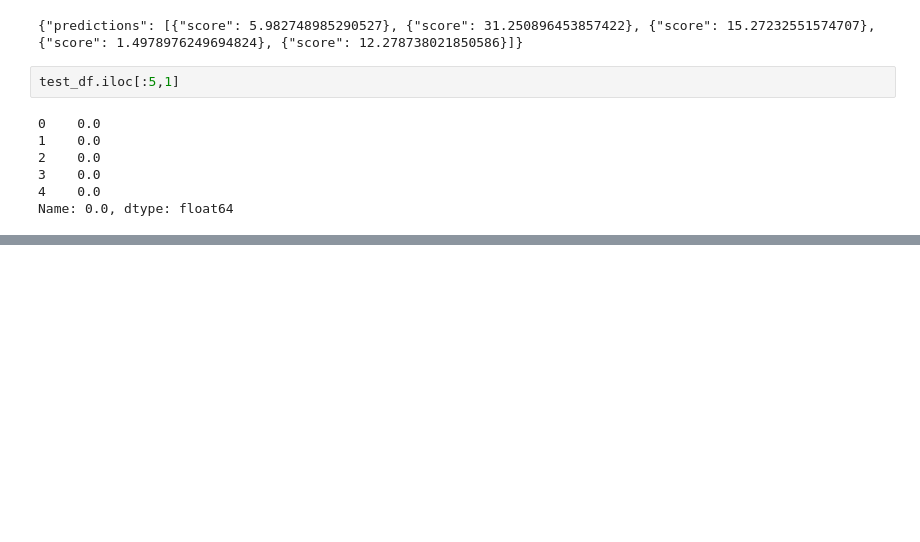
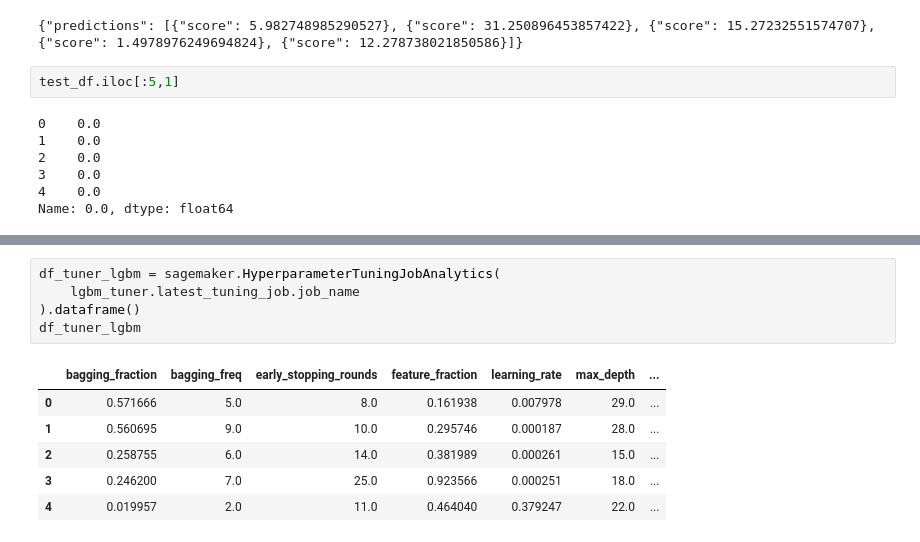
Before and after one commit to shunqi-wang/MLE-US-Flights, a Jupyter notebook: MLE-US-Flights.ipynb, the cells around one changed output, grey strips where cells are left out. Cells and saved outputs as stored; diff of their text form; blank space fills up the shorter version.

```diff
--- a/MLE-US-Flights.ipynb
+++ b/MLE-US-Flights.ipynb
@@ -957,0 +1063,12 @@ UnexpectedStatusException: Error for Processing job linear-learner-2024-06-20-15
+# %%
+df_tuner_lgbm = sagemaker.HyperparameterTuningJobAnalytics(
+    lgbm_tuner.latest_tuning_job.job_name
+).dataframe()
+df_tuner_lgbm
+# %% [output]
+|  | bagging_fraction | bagging_freq | early_stopping_rounds | feature_fraction | learning_rate | max_depth | ... |
+| 0 | 0.571666 | 5.0 | 8.0 | 0.161938 | 0.007978 | 29.0 | ... |
+| 1 | 0.560695 | 9.0 | 10.0 | 0.295746 | 0.000187 | 28.0 | ... |
+| 2 | 0.258755 | 6.0 | 14.0 | 0.381989 | 0.000261 | 15.0 | ... |
+| 3 | 0.246200 | 7.0 | 25.0 | 0.923566 | 0.000251 | 18.0 | ... |
+| 4 | 0.019957 | 2.0 | 11.0 | 0.464040 | 0.379247 | 22.0 | ... |
```
Also changed, not shown: parts of 9 cells of this notebook, 1 other file.
